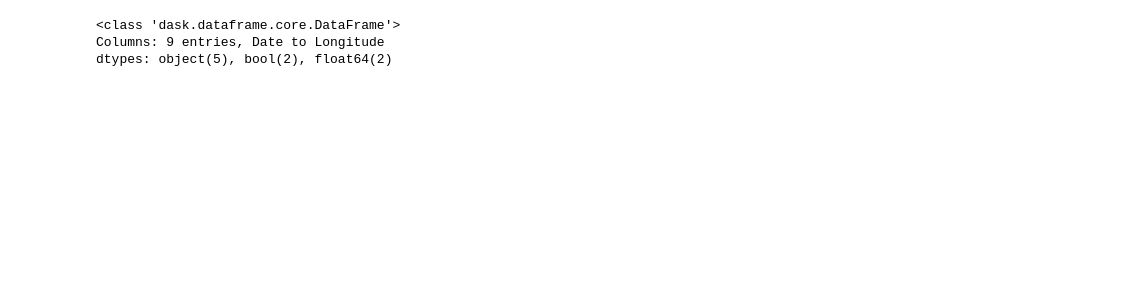
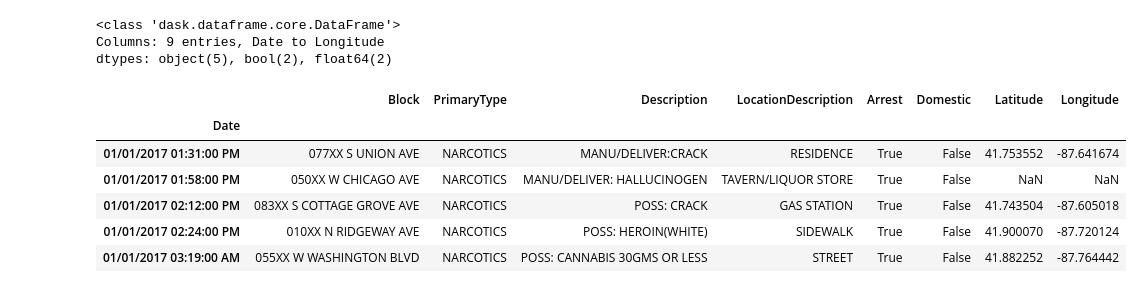
Before and after one commit to RandomFractals/ChicagoCrimes, a Jupyter notebook: notebooks/csv-data-preview.ipynb, the cells around one changed output. Drawn from its saved outputs; the diff is of its cells as text; code cells hidden in the pictures; blank space fills up the shorter version.

```diff
--- a/notebooks/csv-data-preview.ipynb
+++ b/notebooks/csv-data-preview.ipynb
@@ -30,6 +41,5 @@ Dask Name: drop-duplicates-agg, 5 tasks
 # %%
 %%time
 # persist in memory
-df = df.persist()
-df.size.compute()
+crimes = crimes.persist()
 # %% [output]
@@ -58,8 +68,8 @@ df.tail(2)
 2 rows × 22 columns
 # %%
 # strip out white space from column names
-df = df.rename(columns={c: c.replace(' ', '') for c in df.columns})
-df.head(2)
+crimes = crimes.rename(columns={c: c.replace(' ', '') for c in crimes.columns})
+crimes.head(2)
 # %% [output]
 |  | ID | CaseNumber | Date | Block | IUCR | PrimaryType | Description | LocationDescription | ... |
 | 0 | 23507.0 | JA385764 | 08/10/2017 04:04:00 PM | 041XX S WALLACE ST | 0110 | HOMICIDE | FIRST DEGREE MURDER | HOUSE | ... |
@@ -181,3 +191,16 @@ df.info()
 <class 'dask.dataframe.core.DataFrame'>
 Columns: 9 entries, Date to Longitude
 dtypes: object(5), bool(2), float64(2)
+# %%
+# get narcotics crimes
+narcotics = crimes[crimes['PrimaryType']=='NARCOTICS']
+narcotics = narcotics.set_index('Date')
+narcotics.head()
+# %% [output]
+|  | Block | PrimaryType | Description | LocationDescription | Arrest | Domestic | Latitude | Longitude |
+| Date |  |  |  |  |  |  |  |  |
+| 01/01/2017 01:31:00 PM | 077XX S UNION AVE | NARCOTICS | MANU/DELIVER:CRACK | RESIDENCE | True | False | 41.753552 | -87.641674 |
+| 01/01/2017 01:58:00 PM | 050XX W CHICAGO AVE | NARCOTICS | MANU/DELIVER: HALLUCINOGEN | TAVERN/LIQUOR STORE | True | False | NaN | NaN |
+| 01/01/2017 02:12:00 PM | 083XX S COTTAGE GROVE AVE | NARCOTICS | POSS: CRACK | GAS STATION | True | False | 41.743504 | -87.605018 |
+| 01/01/2017 02:24:00 PM | 010XX N RIDGEWAY AVE | NARCOTICS | POSS: HEROIN(WHITE) | SIDEWALK | True | False | 41.900070 | -87.720124 |
+| 01/01/2017 03:19:00 AM | 055XX W WASHINGTON BLVD | NARCOTICS | POSS: CANNABIS 30GMS OR LESS | STREET | True | False | 41.882252 | -87.764442 |
```
Also changed, not shown: parts of 19 cells of this notebook.
